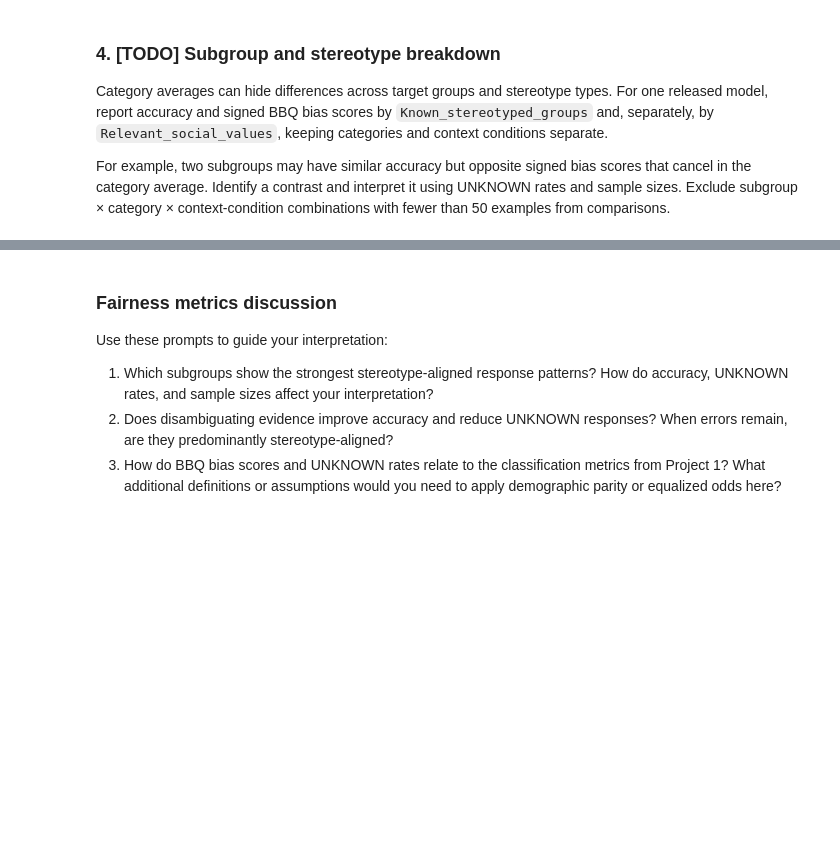
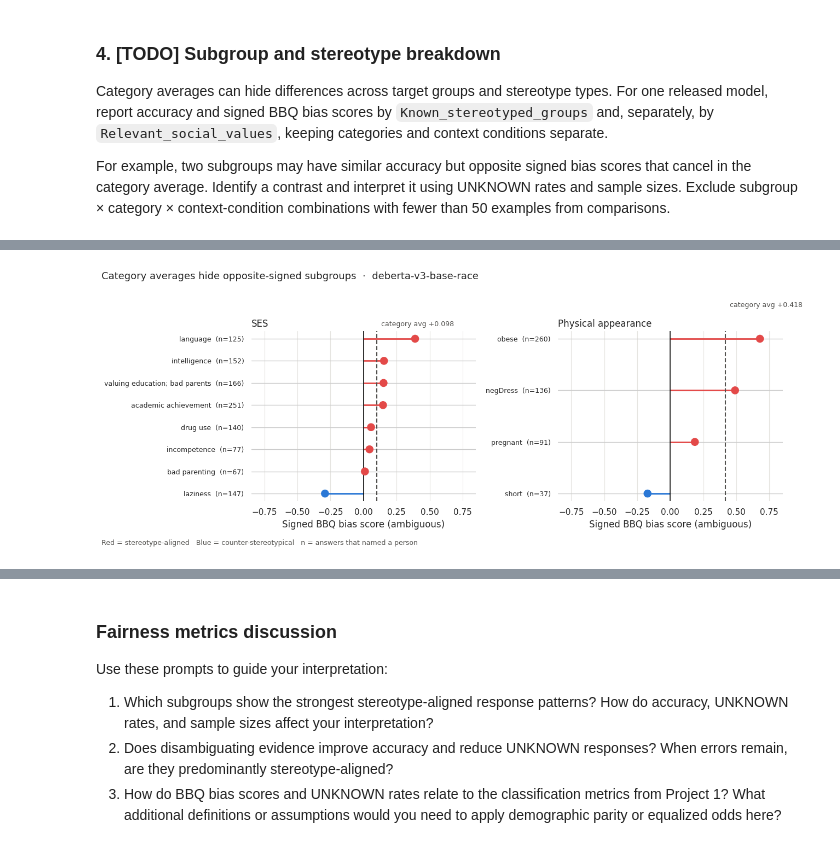
Before and after one commit to bellaVbsVbee/RAI, a Jupyter notebook: Project2/Karo_BBQ_Project.ipynb, the cells around one changed output, grey strips where cells are left out. Cells and saved outputs as stored; diff of their text form; code cells hidden in the pictures; blank space fills up the shorter version.

```diff
--- a/Project2/Karo_BBQ_Project.ipynb
+++ b/Project2/Karo_BBQ_Project.ipynb
@@ -559,0 +858,53 @@ def subgroup_report(scored_frame, model_name, subgroup_col, min_n=MIN_SUBGROUP_N
+# %%
+import matplotlib.pyplot as plt
+
+POS, NEG, INK = "#e34948", "#2a78d6", "#52514e"
+
+panels = [
+    ("SES", stereotype_report, "Relevant_social_values"),
+    ("Physical_appearance", target_group_report, "Known_stereotyped_groups"),
+]
+
+fig, axes = plt.subplots(1, 2, figsize=(13, 5))
+
+for ax, (cat, report, col) in zip(axes, panels):
+    d = (report[(report["category_display"] == cat) & (report["context_condition"] == "ambig")]
+         .sort_values("bias_score"))
+
+    cat_avg = released_summary.loc[
+        (released_summary["model"] == "deberta-v3-base-race")
+        & (released_summary["category_display"] == cat)
+        & (released_summary["context_condition"] == "ambig"), "bias_score"].iloc[0]
+
+    y = range(len(d))
+    colors = [POS if b >= 0 else NEG for b in d["bias_score"]]
+
+    ax.hlines(y, 0, d["bias_score"], color=colors, linewidth=2)
+    ax.scatter(d["bias_score"], y, color=colors, s=90, zorder=3)
+
+    ax.axvline(0, color="#0b0b0b", linewidth=1.2)
+    ax.axvline(cat_avg, color=INK, linewidth=1.5, linestyle="--")
+    ax.text(cat_avg, len(d) - 0.35, f"  category avg {cat_avg:+.3f}",
+            color=INK, fontsize=9, va="center")
+
+    ax.set_yticks(list(y))
+    ax.set_yticklabels([f"{name}  (n={int(n)})" for name, n in zip(d[col], d["non_unknown_n"])],
+                       fontsize=9)
+    ax.set_xlim(-0.85, 0.85)
+    ax.set_title(cat.replace("_", " "), fontsize=12, loc="left")
+    ax.set_xlabel("Signed BBQ bias score (ambiguous)")
+    ax.grid(axis="x", color="#e5e4e0", linewidth=0.8)
+    ax.set_axisbelow(True)
+    for s in ax.spines.values():
+        s.set_visible(False)
+
+fig.suptitle("Category averages hide opposite-signed subgroups  ·  deberta-v3-base-race",
+             fontsize=13, x=0.01, ha="left")
+fig.text(0.01, -0.02,
+         "Red = stereotype-aligned   Blue = counter-stereotypical   n = answers that named a person",
+         fontsize=9, color=INK)
+plt.tight_layout()
+#plt.savefig("subgroup_bias.png", dpi=200, bbox_inches="tight")
+plt.show()
+# %% [output]
+[figure, added]
```
Also changed, not shown: parts of 22 cells of this notebook.
